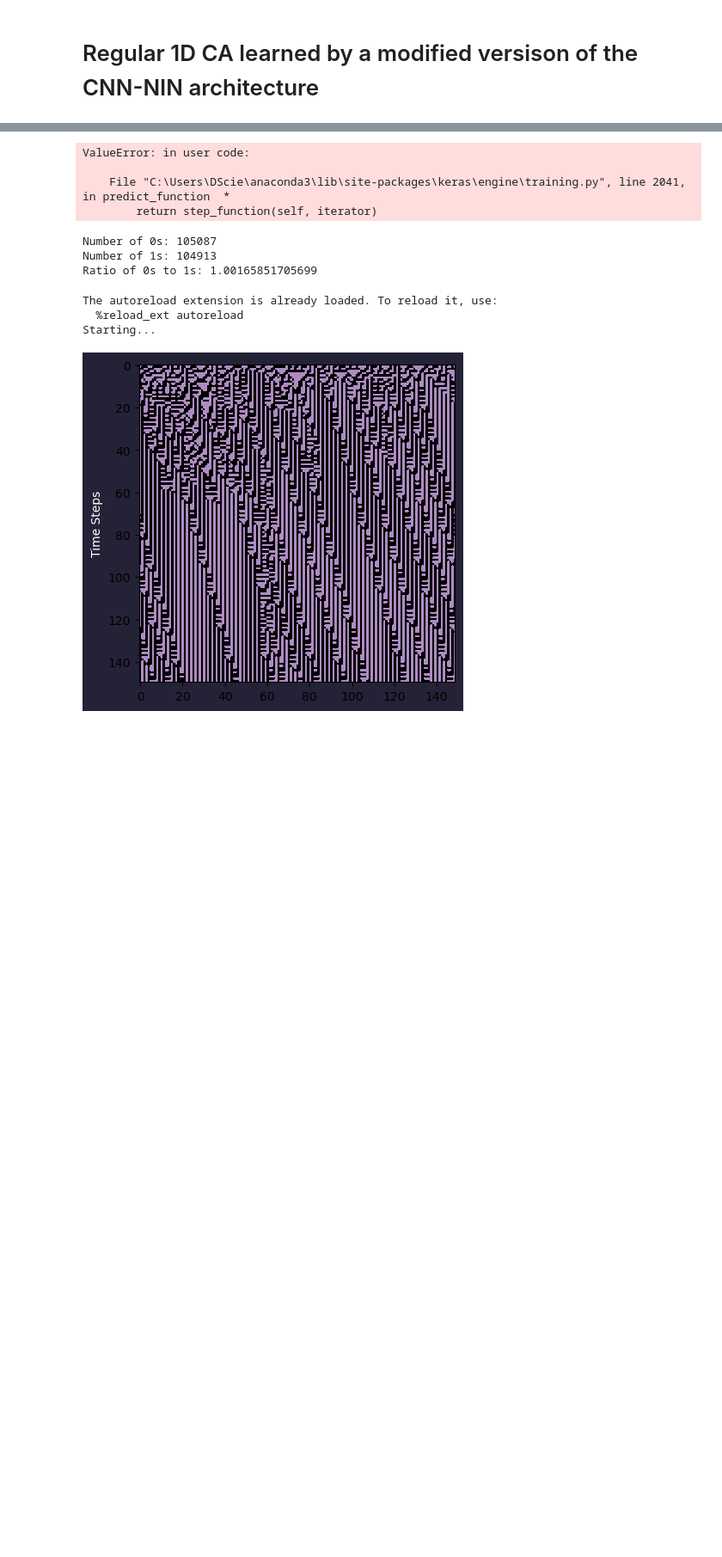
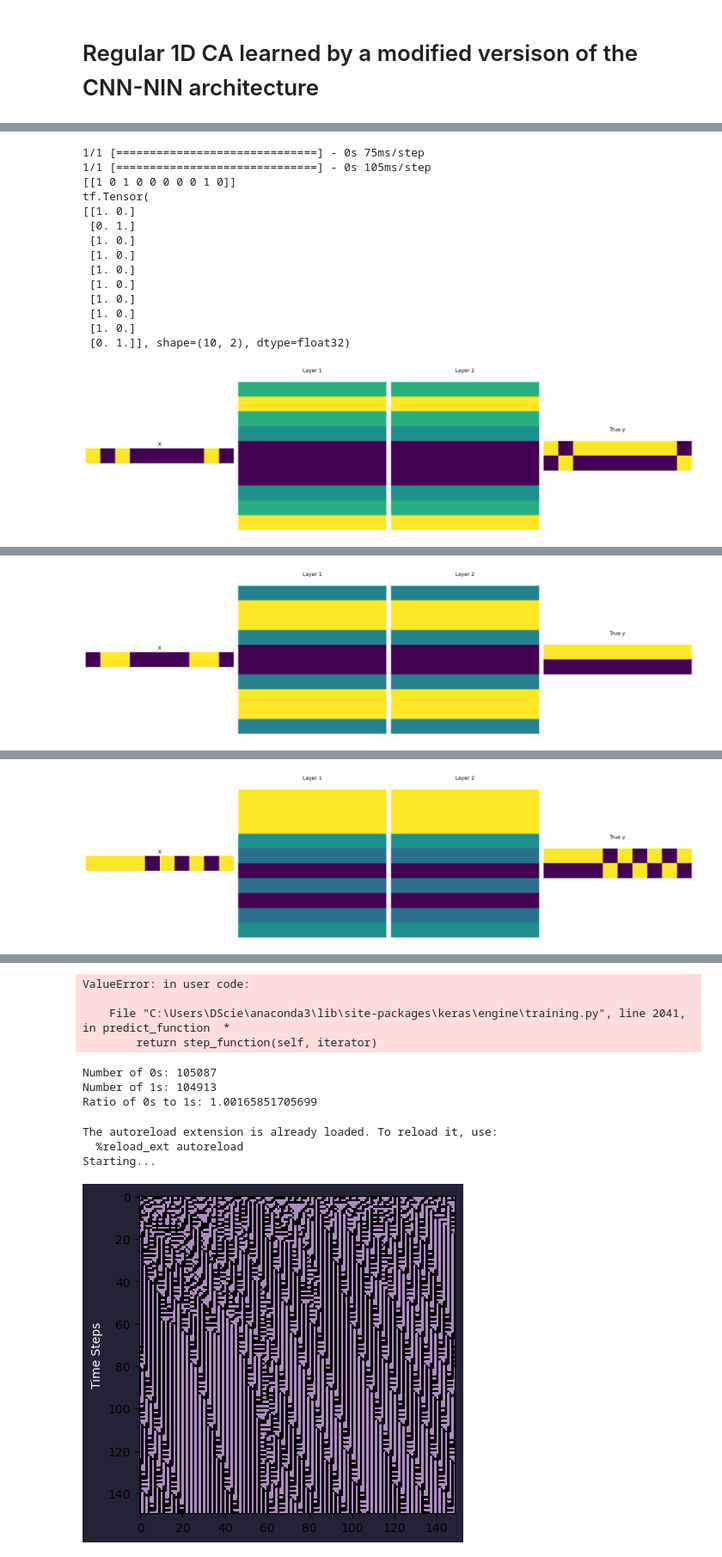
Before and after one commit to Everfade/CNNCAM, a Jupyter notebook: Learning1DCA.ipynb, the cells around one changed output, grey strips where cells are left out. Shown at 86% size. Saved outputs shown, nothing was run; the diff lists cells and outputs as text; code cells hidden in the pictures; blank space fills up the shorter version.

```diff
--- a/Learning1DCA.ipynb
+++ b/Learning1DCA.ipynb
@@ -170,3 +207,13 @@ Epoch 1/100
 # %%
-model.predict(x_train[0].reshape(1,10,1))
+predictions=model.predict(x_train_reshaped)
+#np.argmax(predictions[0],axis=1)
+#preds=np.array(list(map(lambda x:np.round(x,axis=1),predictions))).squeeze()
+#true=np.array(list(map(lambda x:np.argmax(x,axis=1),y_test))).squeeze()
+index=1
+for ind,prediction in enumerate(x_train_reshaped):
+    print(np.argmax(prediction,axis=1))
+    print(np.argmax(y_train[ind],axis=1))
+    print("__________")
+
+indices
 # %% [output]
@@ -184,0 +238,66 @@ array([[[0.00965688, 0.99034303],
+# %%
+from tensorflow.keras.models import Model
+
+
+# List to store the output of convolutional layers
+conv_layer_outputs = [layer.output for layer in model.layers if "conv" in layer.name.lower()]
+
+# Create a new model that outputs the activations for every convolutional layer
+activation_model = Model(inputs=model.input, outputs=conv_layer_outputs)
+
+for ind, x in enumerate(x_train_reshaped[0:20]):
+    x_to_visualize = np.expand_dims(x, axis=0)
+
+    # Get activations and round them
+    activations = activation_model.predict(x_to_visualize)
+   # activations = [np.round(act) for act in activations]
+
+    # Get the output from the original model and round it
+   # model_output = np.round(model.predict(x_to_visualize))
+    model_output =model.predict(x_to_visualize)
+    # Create a subplot for input + last two activations + output
+    num_layers = len(activations)
+    fig, axes = plt.subplots(1,4, figsize=(20, 20))
+
+    # Plot input
+    axes[0].imshow(x_to_visualize[0, :].transpose(), cmap="viridis")
+    axes[0].set_title("X")
+    axes[0].axis("off")
+
+
+    for i, activation in enumerate(activations[-2:]):
+        ax = axes[i + 1]
+        ax.matshow(activation[0, :, :], cmap="viridis")
+        ax.set_title(f"Layer {num_layers - 1 + i}")
+        ax.axis("off")
+
+    # prediction
+   #axes[-2].matshow(model_output.transpose(), cmap="viridis")
+   #axes[-2].set_title("Prediction")
+   #axes[-2].axis("off")
+    print(x_train[ind])
+    print(y_train[ind])
+    axes[-1].matshow(np.array(y_train[ind]).transpose(), cmap="viridis")
+    axes[-1].set_title("True y")
+    axes[-1].axis("off")
+
+    plt.tight_layout()
+
+    #'plt.savefig("Recurrentmem3activations" + str(ind) + ".png", dpi=300, bbox_inches="tight")
+    plt.show()
+# %% [output]
+1/1 [==============================] - 0s 75ms/step
+1/1 [==============================] - 0s 105ms/step
+[[1 0 1 0 0 0 0 0 1 0]]
+tf.Tensor(
+[[1. 0.]
+ [0. 1.]
+ [1. 0.]
+ [1. 0.]
+ [1. 0.]
+ [1. 0.]
+ [1. 0.]
+ [1. 0.]
+ [1. 0.]
+ [0. 1.]], shape=(10, 2), dtype=float32)
+[figure, added]
@@ -184,0 +318 @@ array([[[0.00965688, 0.99034303],
+[figure, added]
@@ -184,0 +333 @@ array([[[0.00965688, 0.99034303],
+[figure, added]
```
Also changed, not shown: parts of 5 cells of this notebook, 1 other file.
